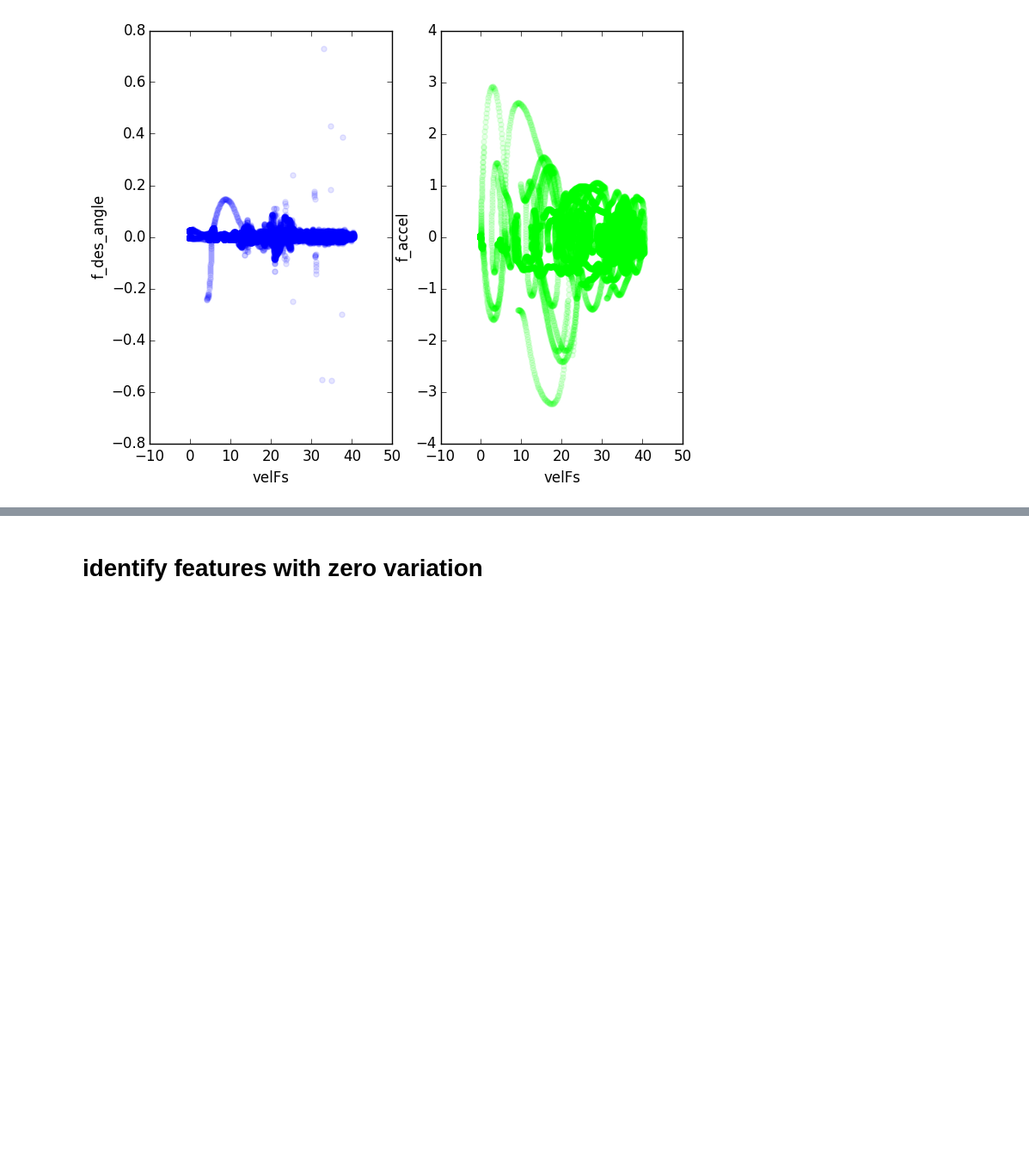
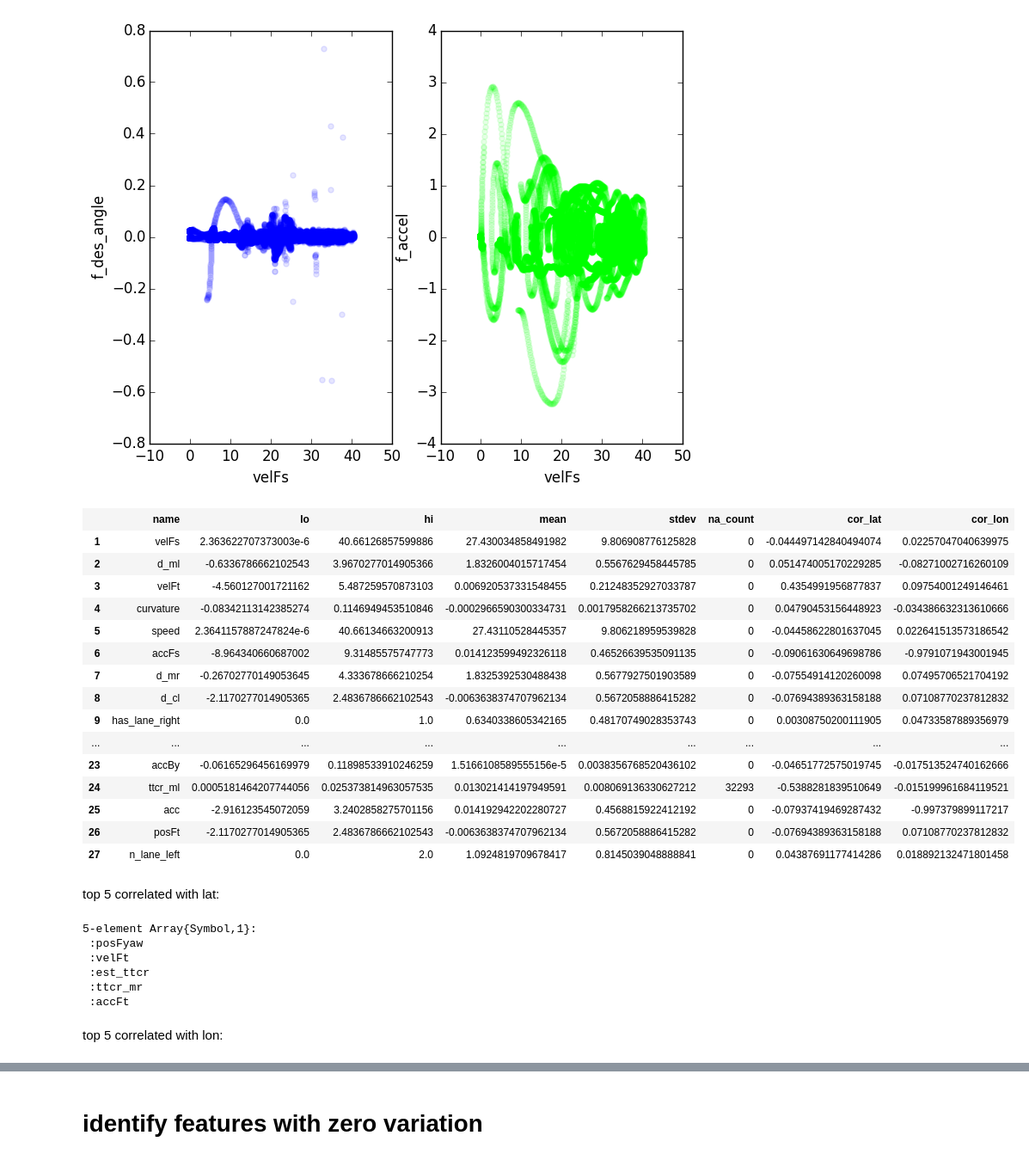
Before and after one commit to sisl/AutomotiveDrivingModels.jl, a Jupyter notebook: jnotebooks/dataset_vis/Dataset Visualizer.ipynb, the cells around one changed output, grey strips where cells are left out. Shown: that part at 86% size. Cells and saved outputs as stored; diff of their text form; code cells hidden in the pictures; blank space fills up the shorter version.

```diff
--- a/jnotebooks/dataset_vis/Dataset Visualizer.ipynb
+++ b/jnotebooks/dataset_vis/Dataset Visualizer.ipynb
@@ -149,3 +149,46 @@ end
 # %% [output]
 Interact.Options{:ToggleButtons,Symbol}([Reactive.Input{Symbol}] velFs,"sym",:velFs,"velFs",Interact.OptionDict(Any["velFs","d_ml","velFt","curvature","speed","accFs","d_mr","d_cl","has_lane_right","f ...
 [figure]
+# %%
+stats[:cor_lat] = map(features) do sym
+    arr = convert(Vector{Float64}, dataframe[sym])
+    good_inds = find(v->!isinf(v), arr)
+    cor(arr[good_inds], arr_f_des_angle[good_inds])
+end
+stats[:cor_lon] = map(features) do sym
+    arr = convert(Vector{Float64}, dataframe[sym])
+    good_inds = find(v->!isinf(v), arr)
+    cor(arr[good_inds], arr_f_accel[good_inds])
+end
+
+stats
+# %% [output]
+|  | name | lo | hi | mean | stdev | na_count | cor_lat | cor_lon |
+| 1 | velFs | 2.363622707373003e-6 | 40.66126857599886 | 27.430034858491982 | 9.806908776125828 | 0 | -0.044497142840494074 | 0.02257047040639975 |
+| 2 | d_ml | -0.6336786662102543 | 3.9670277014905366 | 1.8326004015717454 | 0.5567629458445785 | 0 | 0.051474005170229285 | -0.08271002716260109 |
+| 3 | velFt | -4.560127001721162 | 5.487259570873103 | 0.006920537331548455 | 0.21248352927033787 | 0 | 0.4354991956877837 | 0.09754001249146461 |
+| 4 | curvature | -0.08342113142385274 | 0.1146949453510846 | -0.0002966590300334731 | 0.0017958266213735702 | 0 | 0.04790453156448923 | -0.034386632313610666 |
+| 5 | speed | 2.3641157887247824e-6 | 40.66134663200913 | 27.43110528445357 | 9.806218959539828 | 0 | -0.04458622801637045 | 0.022641513573186542 |
+| 6 | accFs | -8.964340660687002 | 9.31485575747773 | 0.014123599492326118 | 0.46526639535091135 | 0 | -0.09061630649698786 | -0.9791071943001945 |
+| 7 | d_mr | -0.26702770149053645 | 4.333678666210254 | 1.8325392530488438 | 0.5677927501903589 | 0 | -0.07554914120260098 | 0.07495706521704192 |
+| 8 | d_cl | -2.1170277014905365 | 2.4836786662102543 | -0.0063638374707962134 | 0.5672058886415282 | 0 | -0.07694389363158188 | 0.07108770237812832 |
+| 9 | has_lane_right | 0.0 | 1.0 | 0.6340338605342165 | 0.48170749028353743 | 0 | 0.00308750200111905 | 0.04733587889356979 |
+| ... | ... | ... | ... | ... | ... | ... | ... | ... |
+| 23 | accBy | -0.06165296456169979 | 0.11898533910246259 | 1.5166108589555156e-5 | 0.0038356768520436102 | 0 | -0.04651772575019745 | -0.017513524740162666 |
+| 24 | ttcr_ml | 0.0005181464207744056 | 0.025373814963057535 | 0.013021414197949591 | 0.008069136330627212 | 32293 | -0.5388281839510649 | -0.015199961684119521 |
+| 25 | acc | -2.916123545072059 | 3.2402858275701156 | 0.014192942202280727 | 0.4568815922412192 | 0 | -0.07937419469287432 | -0.997379899117217 |
+| 26 | posFt | -2.1170277014905365 | 2.4836786662102543 | -0.0063638374707962134 | 0.5672058886415282 | 0 | -0.07694389363158188 | 0.07108770237812832 |
+| 27 | n_lane_left | 0.0 | 2.0 | 1.0924819709678417 | 0.8145039048888841 | 0 | 0.04387691177414286 | 0.018892132471801458 |
+# %% [markdown]
+top 5 correlated with lat:
+# %%
+features[sortperm(convert(Vector{Float64}, stats[:cor_lat]), rev=true)[2:6]]
+# %% [output]
+5-element Array{Symbol,1}:
+ :posFyaw
+ :velFt
+ :est_ttcr
+ :ttcr_mr
+ :accFt
+# %% [markdown]
+top 5 correlated with lon:
```
Also changed, not shown: parts of 1 cell of this notebook.
